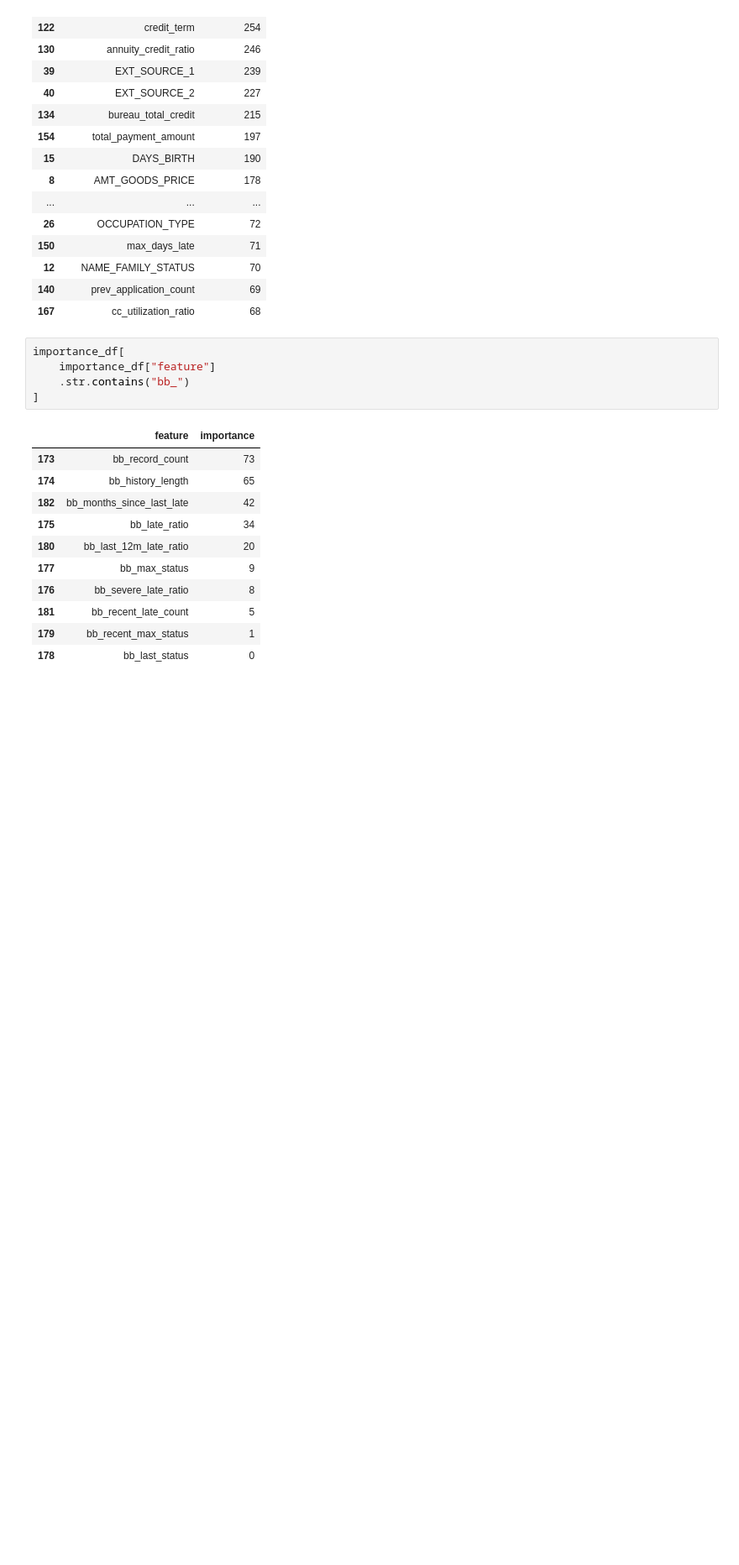
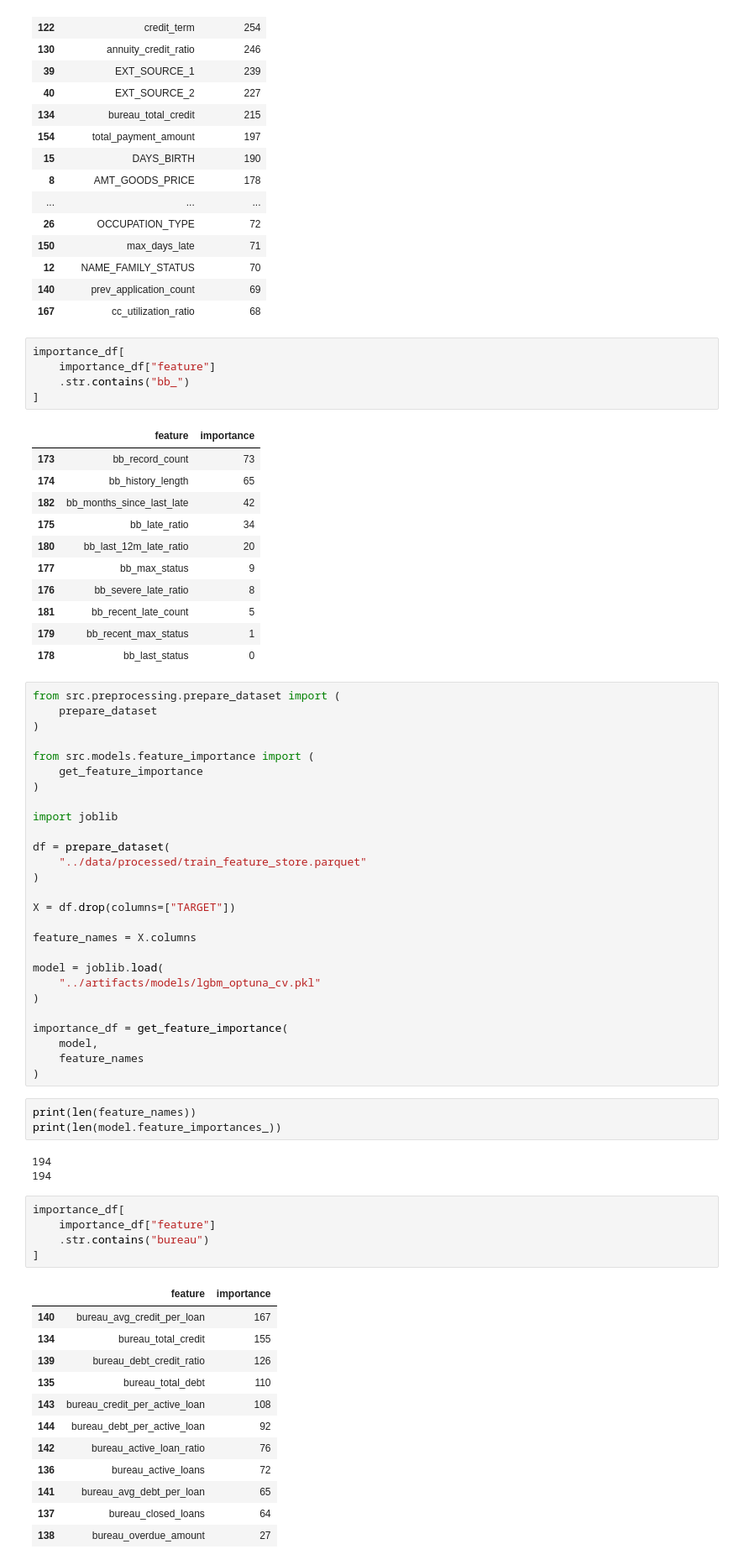
Before and after one commit to rabiadurgt/creditguard-ai, a Jupyter notebook: notebooks/03_feature_engineering.ipynb, the cells around one changed output. Shown at 84% size. Saved outputs shown, nothing was run; the diff lists cells and outputs as text; blank space fills up the shorter version.

```diff
--- a/notebooks/03_feature_engineering.ipynb
+++ b/notebooks/03_feature_engineering.ipynb
@@ -553,3 +553,54 @@ importance_df[
 | 181 | bb_recent_late_count | 5 |
 | 179 | bb_recent_max_status | 1 |
 | 178 | bb_last_status | 0 |
+# %%
+from src.preprocessing.prepare_dataset import (
+    prepare_dataset
+)
+
+from src.models.feature_importance import (
+    get_feature_importance
+)
+
+import joblib
+
+df = prepare_dataset(
+    "../data/processed/train_feature_store.parquet"
+)
+
+X = df.drop(columns=["TARGET"])
+
+feature_names = X.columns
+
+model = joblib.load(
+    "../artifacts/models/lgbm_optuna_cv.pkl"
+)
+
+importance_df = get_feature_importance(
+    model,
+    feature_names
+)
+# %%
+print(len(feature_names))
+print(len(model.feature_importances_))
+# %% [output]
+194
+194
+# %%
+importance_df[
+    importance_df["feature"]
+    .str.contains("bureau")
+]
+# %% [output]
+|  | feature | importance |
+| 140 | bureau_avg_credit_per_loan | 167 |
+| 134 | bureau_total_credit | 155 |
+| 139 | bureau_debt_credit_ratio | 126 |
+| 135 | bureau_total_debt | 110 |
+| 143 | bureau_credit_per_active_loan | 108 |
+| 144 | bureau_debt_per_active_loan | 92 |
+| 142 | bureau_active_loan_ratio | 76 |
+| 136 | bureau_active_loans | 72 |
+| 141 | bureau_avg_debt_per_loan | 65 |
+| 137 | bureau_closed_loans | 64 |
+| 138 | bureau_overdue_amount | 27 |
```
Also changed, not shown: 5 other files.
